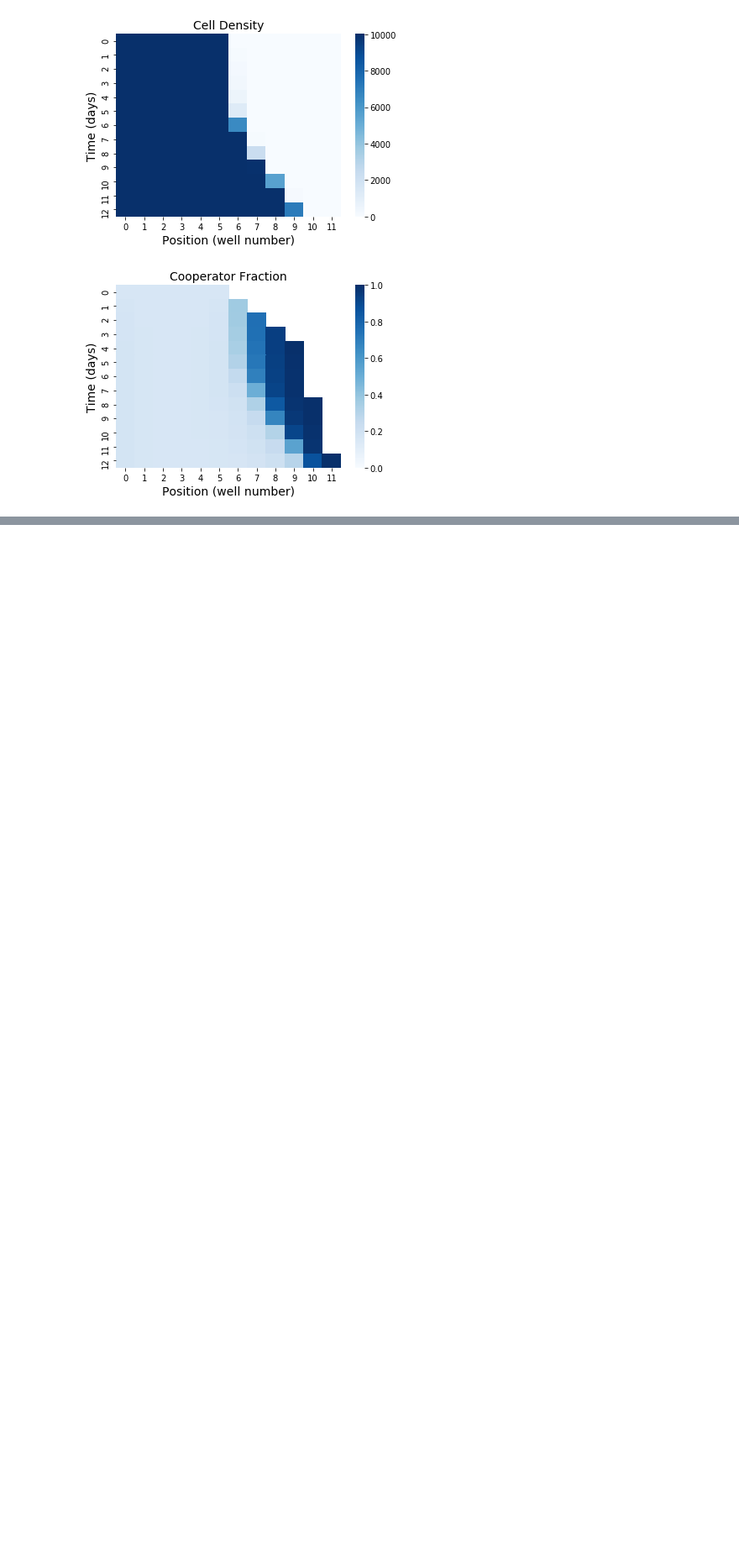
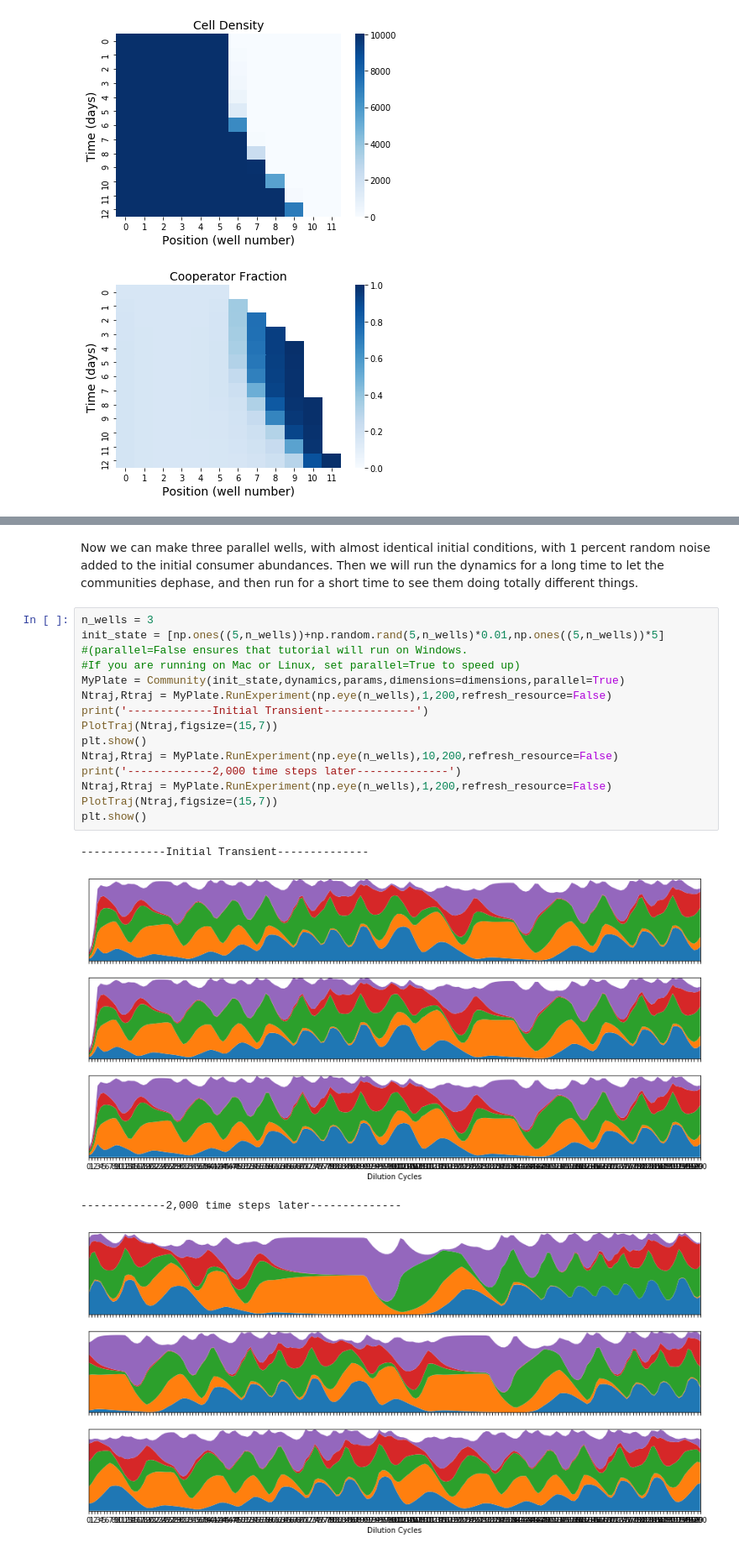
Before and after one commit to Emergent-Behaviors-in-Biology/community-simulator, a Jupyter notebook: Tutorial.ipynb, the cells around one changed output, grey strips where cells are left out. Shown at 84% size. Cells and saved outputs as stored; diff of their text form; blank space fills up the shorter version.

```diff
--- a/Tutorial.ipynb
+++ b/Tutorial.ipynb
@@ -506,0 +550,22 @@ plt.show()
+# %% [markdown]
+Now we can make three parallel wells, with almost identical initial conditions, with 1 percent random noise added to the initial consumer abundances. Then we will run the dynamics for a long time to let the communities dephase, and then run for a short time to see them doing totally different things.
+# %%
+n_wells = 3
+init_state = [np.ones((5,n_wells))+np.random.rand(5,n_wells)*0.01,np.ones((5,n_wells))*5]
+#(parallel=False ensures that tutorial will run on Windows.
+#If you are running on Mac or Linux, set parallel=True to speed up)
+MyPlate = Community(init_state,dynamics,params,dimensions=dimensions,parallel=True)
+Ntraj,Rtraj = MyPlate.RunExperiment(np.eye(n_wells),1,200,refresh_resource=False)
+print('-------------Initial Transient--------------')
+PlotTraj(Ntraj,figsize=(15,7))
+plt.show()
+Ntraj,Rtraj = MyPlate.RunExperiment(np.eye(n_wells),10,200,refresh_resource=False)
+print('-------------2,000 time steps later--------------')
+Ntraj,Rtraj = MyPlate.RunExperiment(np.eye(n_wells),1,200,refresh_resource=False)
+PlotTraj(Ntraj,figsize=(15,7))
+plt.show()
+# %% [output]
+-------------Initial Transient--------------
+[figure, added]
+-------------2,000 time steps later--------------
+[figure, added]
```
Also changed, not shown: parts of 5 cells of this notebook, 2 other files.
